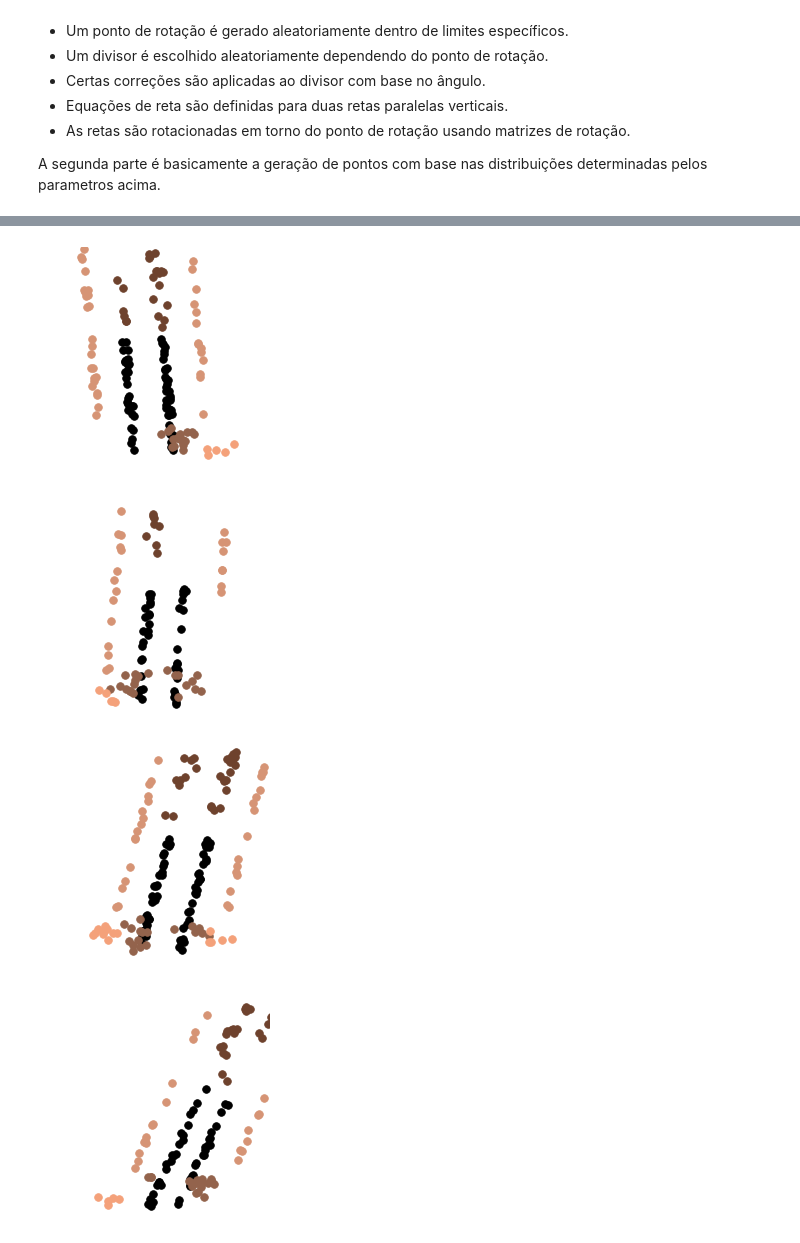
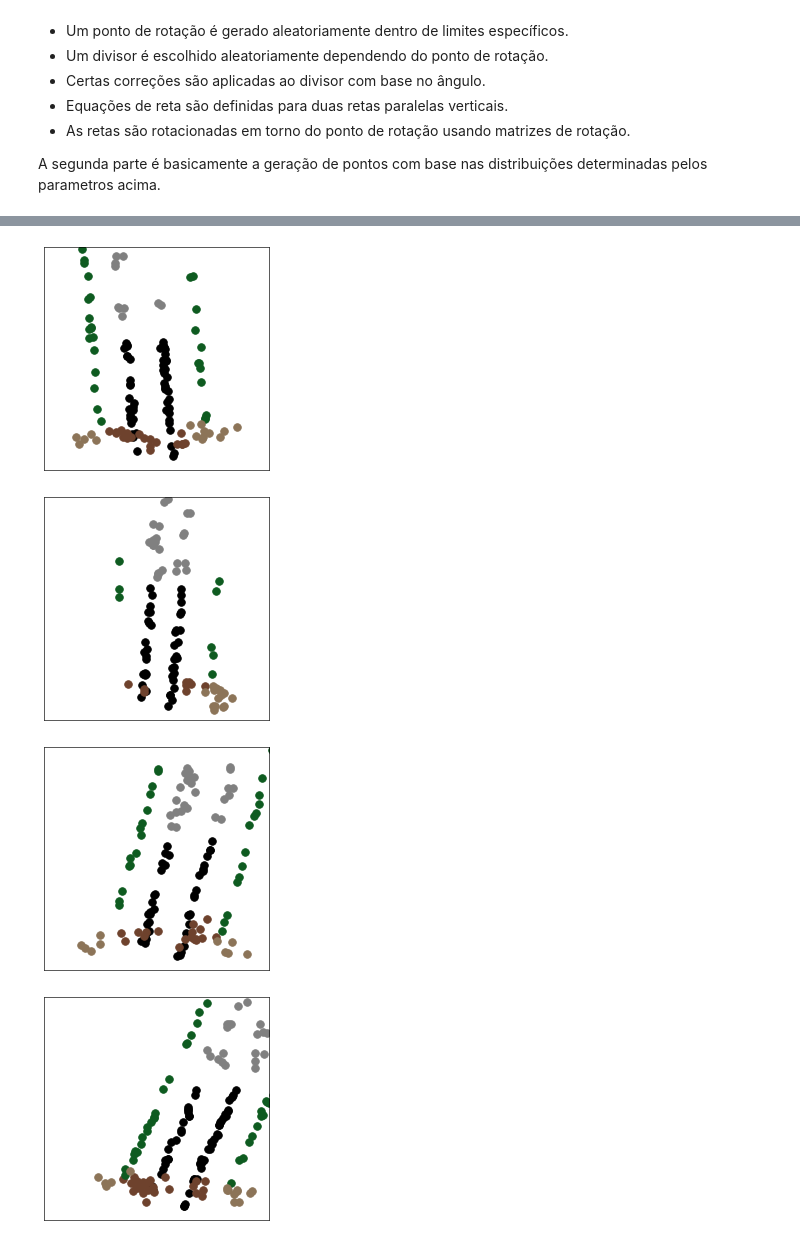
Before and after one commit to Felipe-Tommaselli/nn_lidar_perception, a Jupyter notebook: src/utils/artificial_test.ipynb, the cells around one changed output, grey strips where cells are left out. Cells and saved outputs as stored; diff of their text form; code cells hidden in the pictures.

Commit message:
noise color for JINT image

```diff
--- a/src/utils/artificial_test.ipynb
+++ b/src/utils/artificial_test.ipynb
@@ -40,30 +40,30 @@ DB_COLOR = 'black'
 DT_CLUST1, DT_CLUST2, DT_POINTS = [4, 15, 2]
 DT_BOUND1, DT_BOUND2 = [2, 10]
 DT_RANGE1, DT_RANGE2 = [2*image_size//3, image_size]
-DT_COLOR = '#6e422d'
+DT_COLOR = 'gray'
 ############## FORA 1 ##############
 # acumulo de pontos na parte inferior
 F1_CLUST1, F1_CLUST2, F1_POINTS = [3, 10, 3]
 F1_BOUND1, F1_BOUND2 = [8, 18]
 F1_RANGE1, F1_RANGE2 = [(image_size//8), (image_size//5)]
-F1_COLOR = '#93634c'
+F1_COLOR = '#6e422d'
 ############## FORA 2 ##############
 F2_CLUST1, F2_CLUST2, F2_POINTS = [8, 20, 3]
 F2_BOUND1_a, F2_BOUND1_b = [13, 14]
 F2_BOUND2_a, F2_BOUND2_b = [14, 15]
 F2_RANGE1, F2_RANGE2 = [0, (2*image_size//3)]
-F2_COLOR = '#a36c53'
+F2_COLOR = 'yellow'
 ############## FORA CIMA ##############
 # linhas adjacentes
 FC_LIM, FC_D1_a, FC_D1_b, FC_D2_a, FC_D2_b = [20, 3, 50, 3, 40]
 FC_BOUND1, FC_BOUND2 = [30, 35]
 FC_RANGE1, FC_RANGE2 = [image_size//6, image_size]
-FC_COLOR = '#d69475'
+FC_COLOR = '#0e5b20'
 ############## FORA BAIXO ##############
 FB_CLUST1, FB_CLUST2, FB_POINTS = [1, 4, 5]
 FB_BOUND1, FB_BOUND2 = [50, 51]
 FB_CENTRAL1, FB_CENTRAL2 = [image_size//12, image_size//5]
-FB_COLOR = '#f4a17a'
+FB_COLOR = '#8c7458'
 ############## RANDOM ##############
 RND_RANGE1, RND_RANGE2 = [0, 1]
 RND_COLOR = 'pink'
@@ -177,8 +177,10 @@ for angle in range(RANGE1, RANGE2, STEP):
 
         ax.set_xticks([])
         ax.set_yticks([])
-        ax.axis('off')
-
+        # Increase grid thickness
+        #ax.grid(True, linewidth=50)
+        ax.grid(True, which='both', linewidth=2, color='black', linestyle='-')
+        ax.tick_params(axis='both', which='both', length=0)
         #################### Dentro Baixo ####################
 
         # Gerar pontos entre as retas
@@ -387,4 +389,4 @@ for angle in range(RANGE1, RANGE2, STEP):
-[figure, old version]
+[figure, new version]
-[figure, old version]
+[figure, new version]
-[figure, old version]
+[figure, new version]
-[figure, old version]
+[figure, new version]
```
Also changed, not shown: parts of 1 cell of this notebook.
